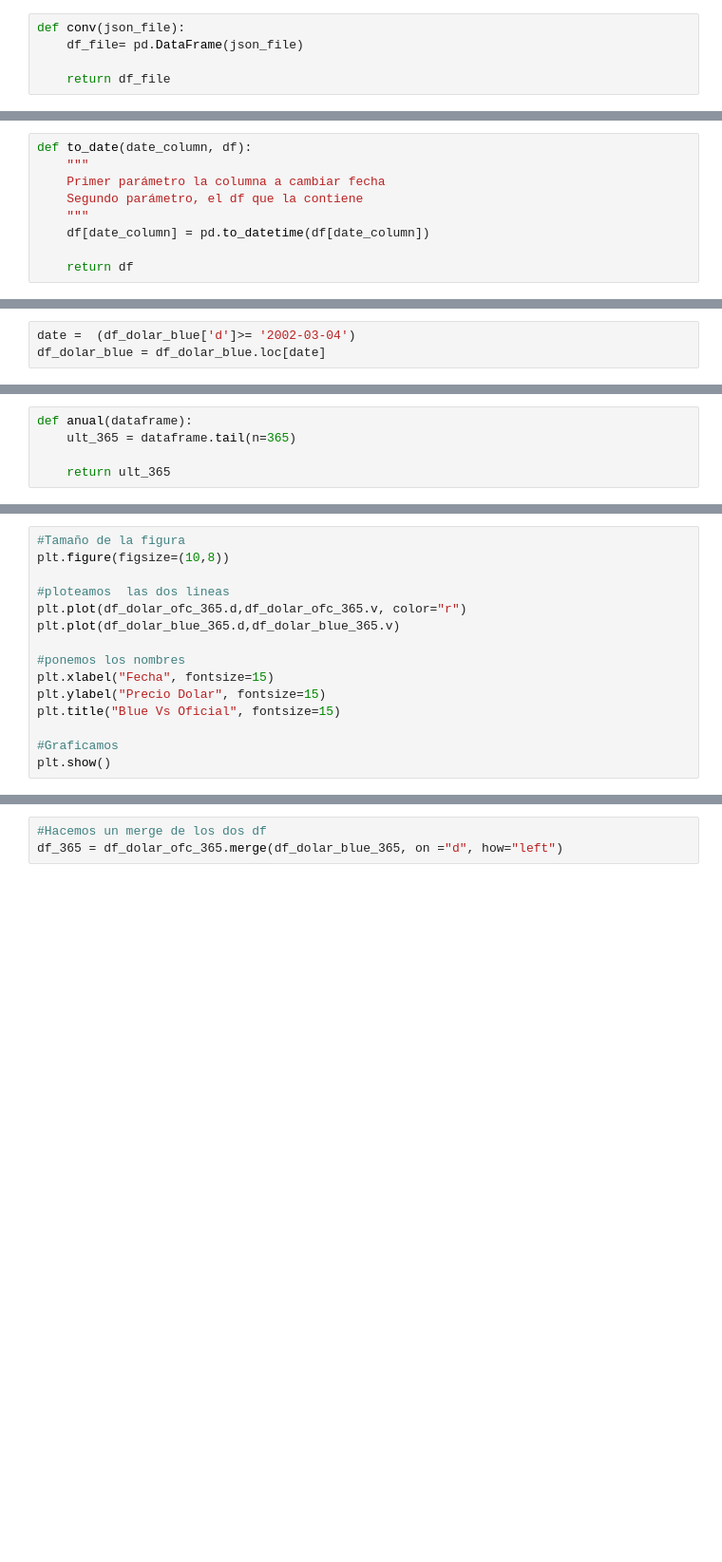
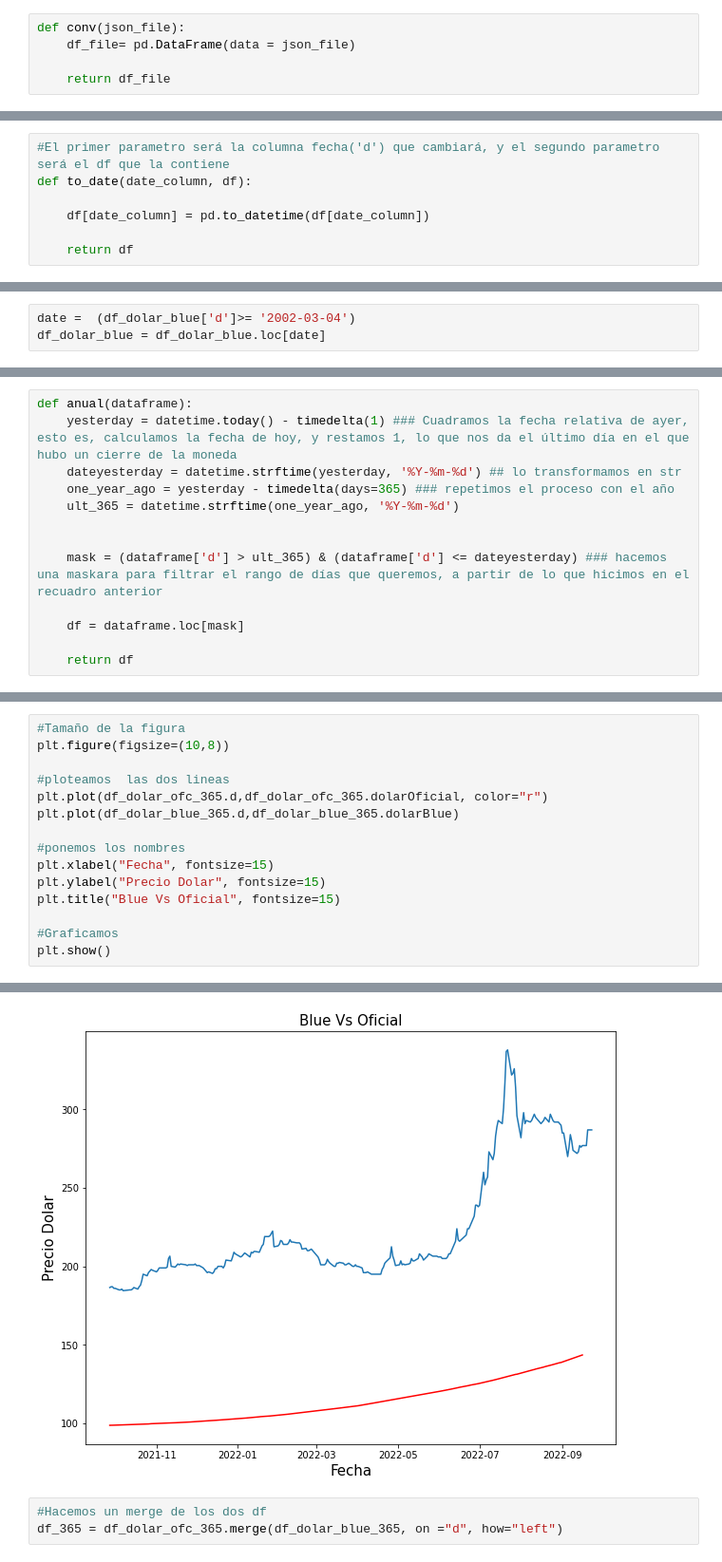
Before and after one commit to Wolfgang93/PrediccionDolarArgentino, a Jupyter notebook: pi1.ipynb, the cells around one changed output, grey strips where cells are left out. Shown at 95% size. Saved outputs shown, nothing was run; the diff lists cells and outputs as text; blank space fills up the shorter version.

```diff
--- a/pi1.ipynb
+++ b/pi1.ipynb
@@ -24,5 +29,5 @@ def traer_api(end_point):
 # %%
 def conv(json_file):
-    df_file= pd.DataFrame(json_file)
+    df_file= pd.DataFrame(data = json_file)
 
     return df_file
@@ -29,9 +36,7 @@ def conv(json_file):
 # %%
+#El primer parametro será la columna fecha('d') que cambiará, y el segundo parametro será el df que la contiene
 def to_date(date_column, df):
-    """
-    Primer parámetro la columna a cambiar fecha
-    Segundo parámetro, el df que la contiene
-    """
+
     df[date_column] = pd.to_datetime(df[date_column])
 
     return df
@@ -74,5 +170,0 @@ df_dolar_blue.d.unique()
-# %%
-def anual(dataframe):
-    ult_365 = dataframe.tail(n=365)
-
-    return ult_365
@@ -79,3 +173,16 @@ def anual(dataframe):
+# %%
+def anual(dataframe):
+    yesterday = datetime.today() - timedelta(1) ### Cuadramos la fecha relativa de ayer, esto es, calculamos la fecha de hoy, y restamos 1, lo que nos da el último día en el que hubo un cierre de la moneda
+    dateyesterday = datetime.strftime(yesterday, '%Y-%m-%d') ## lo transformamos en str
+    one_year_ago = yesterday - timedelta(days=365) ### repetimos el proceso con el año
+    ult_365 = datetime.strftime(one_year_ago, '%Y-%m-%d')
+
+
+    mask = (dataframe['d'] > ult_365) & (dataframe['d'] <= dateyesterday) ### hacemos una maskara para filtrar el rango de días que queremos, a partir de lo que hicimos en el recuadro anterior
+
+    df = dataframe.loc[mask]
+
+    return df
 # %%
 #Ultimos 365 dolar oficial
 df_dolar_ofc_365 = anual(df_dolar_ofc)
@@ -87,8 +224,8 @@ df_dolar_blue_365 = anual(df_dolar_blue)
 plt.figure(figsize=(10,8))
 
 #ploteamos  las dos lineas
-plt.plot(df_dolar_ofc_365.d,df_dolar_ofc_365.v, color="r")
-plt.plot(df_dolar_blue_365.d,df_dolar_blue_365.v)
+plt.plot(df_dolar_ofc_365.d,df_dolar_ofc_365.dolarOficial, color="r")
+plt.plot(df_dolar_blue_365.d,df_dolar_blue_365.dolarBlue)
 
 #ponemos los nombres
 plt.xlabel("Fecha", fontsize=15)
@@ -102,3 +238,4 @@ Error:
+[figure, added]
 # %%
 #Hacemos un merge de los dos df
 df_365 = df_dolar_ofc_365.merge(df_dolar_blue_365, on ="d", how="left")
```
Also changed, not shown: parts of 80 cells of this notebook.
